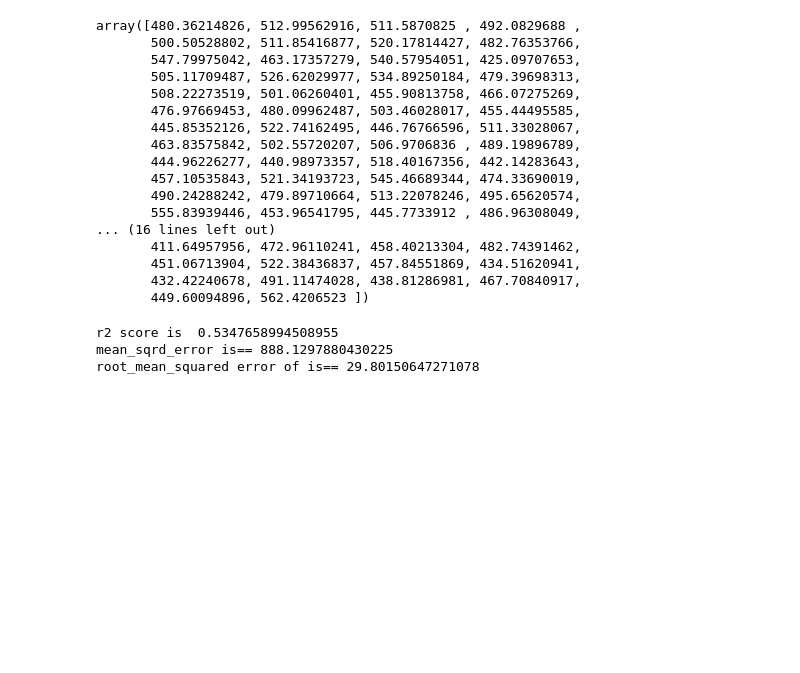
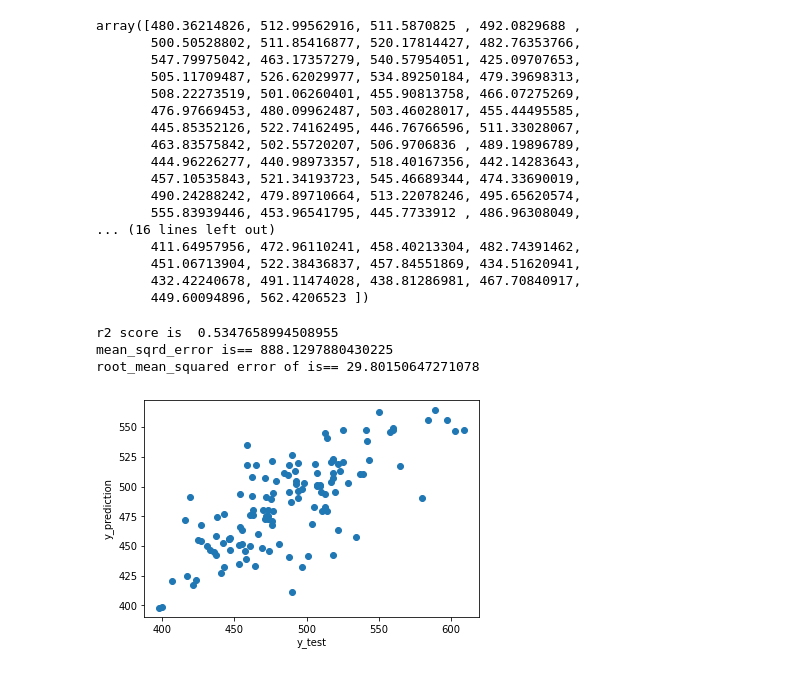
Before and after one commit to morrissey466/Illinois_School_Analysis, a Jupyter notebook: Resources/RegressionNew.ipynb, the cells around one changed output. Saved outputs shown, nothing was run; the diff lists cells and outputs as text; code cells hidden in the pictures; blank space fills up the shorter version.

```diff
--- a/Resources/RegressionNew.ipynb
+++ b/Resources/RegressionNew.ipynb
@@ -125,15 +125,22 @@ array([480.36214826, 512.99562916, 511.5870825 , 492.0829688 ,
 # %%
 # importing r2_score module
 from sklearn.metrics import r2_score
 from sklearn.metrics import mean_squared_error
 import numpy as np
 
 # predicting the accuracy score
 score = r2_score(y_test,y_prediction)
 print('r2 score is ', score)
 print('mean_sqrd_error is==', mean_squared_error(y_test,y_prediction))
 print('root_mean_squared error of is==', np.sqrt(mean_squared_error(y_test,y_prediction)))
+
+#scatter plot of test vs prediction
+plt.scatter(y_test, y_prediction)
+plt.xlabel('y_test')
+plt.ylabel('y_prediction')
+plt.show()
 # %% [output]
 r2 score is  0.5347658994508955
 mean_sqrd_error is== 888.1297880430225
 root_mean_squared error of is== 29.80150647271078
+[figure, added]
```
Also changed, not shown: parts of 1 cell of this notebook, 2 other files.
